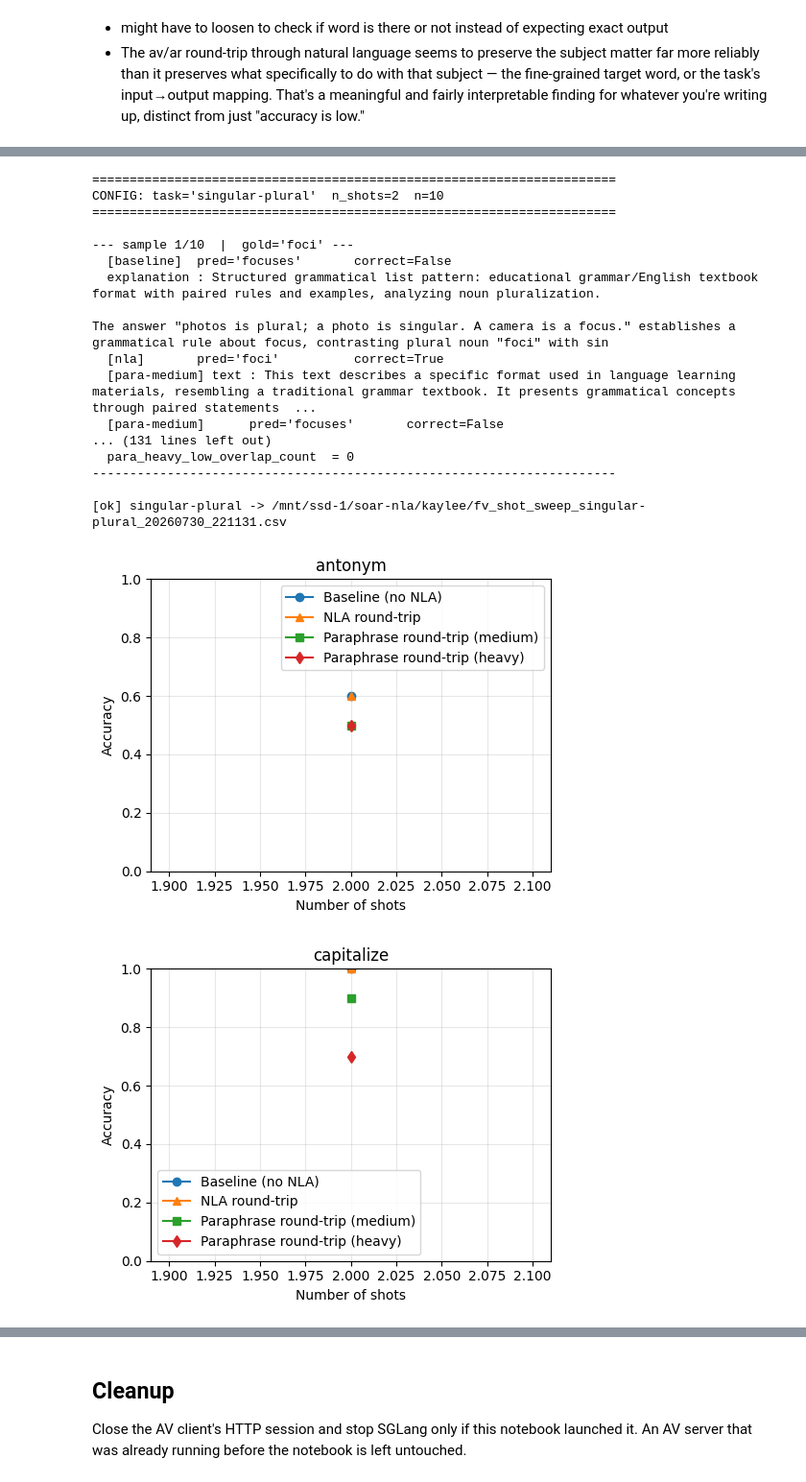
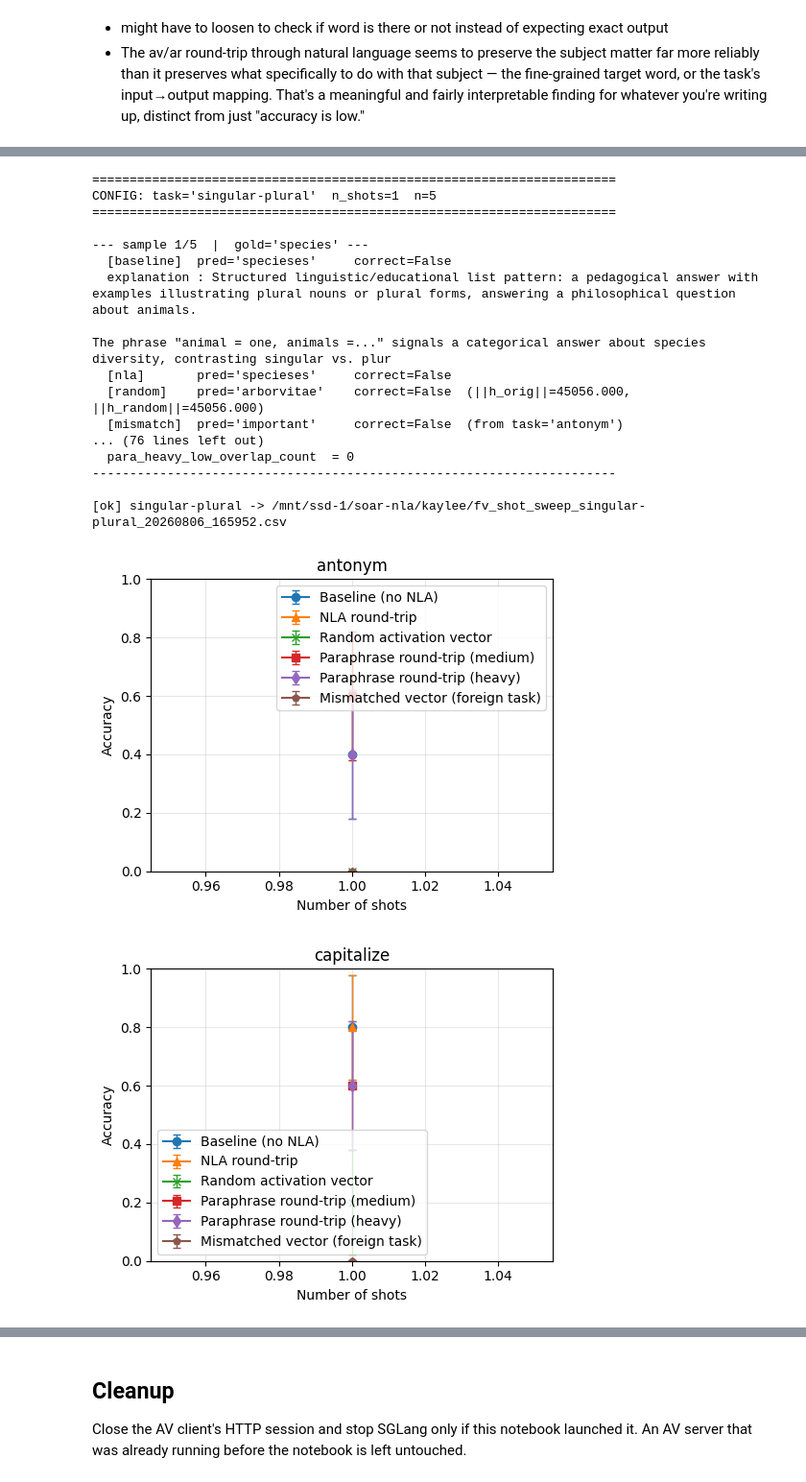
Before and after one commit to kayleeisokay/natural_language_autoencoders, a Jupyter notebook: notebooks/NLA_roundtrip.ipynb, the cells around one changed output, grey strips where cells are left out. Shown at 96% size. Cells and saved outputs as stored; diff of their text form; code cells hidden in the pictures.

Commit message:
fix data issues and adding std error bars

```diff
--- a/notebooks/NLA_roundtrip.ipynb
+++ b/notebooks/NLA_roundtrip.ipynb
@@ -1122,8 +1171,10 @@ import pandas as pd
 CONDITIONS = [
     ("acc_baseline", "o", "Baseline (no NLA)"),
     ("acc_nla", "^", "NLA round-trip"),
+    ("acc_random_vec", "x", "Random activation vector"),
     ("acc_para_medium", "s", "Paraphrase round-trip (medium)"),
     ("acc_para_heavy", "d", "Paraphrase round-trip (heavy)"),
+    ("acc_mismatch", "p", "Mismatched vector (foreign task)")
 ]
 
 
@@ -1135,11 +1186,20 @@ def run_sweep(run_id: str | None = None) -> dict[str, pd.DataFrame]:
     results: dict[str, pd.DataFrame] = {}
     OUT_DIR.mkdir(parents=True, exist_ok=True)
 
+    # NEW: load every task's pairs upfront so run_config can sample a
+    # foreign-task query for the mismatched-vector condition.
+    all_pairs: dict[str, list[dict]] = {}
     for task_name in TASKS:
         try:
-            pairs = load_fv_task(task_name)
+            all_pairs[task_name] = load_fv_task(task_name)
+        except Exception as e:
+            print(f"[warn] could not preload {task_name!r} for cross-task sampling: {e!r}")
+
+    for task_name in TASKS:
+        try:
+            pairs = all_pairs[task_name]
             rows = [
-                run_config(task_name, k, pairs, rng, verbose=True)
+                run_config(task_name, k, pairs, rng, all_pairs, verbose=True)
                 for k in tqdm(SHOT_COUNTS, desc=task_name, unit="shot-count")
             ]
         except Exception as e:
@@ -1184,7 +1244,10 @@ def plot_sweep(results: dict[str, pd.DataFrame], run_id: str):
             if col not in df.columns:
                 print(f"[warn] {task_name}: missing column {col!r}, skipping that line")
                 continue
-            ax.plot(df["n_shots"], df[col], marker=marker, label=label)
+            se_col = col.replace("acc_", "se_", 1)
+            yerr = df[se_col] if se_col in df.columns else None
+            ax.errorbar(df["n_shots"], df[col], yerr=yerr, marker=marker, label=label,
+                        capsize=3, elinewidth=1, markeredgewidth=1)
         ax.set_xlabel("Number of shots")
         ax.set_ylabel("Accuracy")
         ax.set_ylim(0, 1)
@@ -1205,7 +1268,10 @@ def plot_sweep(results: dict[str, pd.DataFrame], run_id: str):
         for col, marker, label in CONDITIONS:
             if col not in df.columns:
                 continue
-            ax.plot(df["n_shots"], df[col], marker=marker, label=label)
+            se_col = col.replace("acc_", "se_", 1)
+            yerr = df[se_col] if se_col in df.columns else None
+            ax.errorbar(df["n_shots"], df[col], yerr=yerr, marker=marker, label=label,
+                        capsize=3, elinewidth=1, markeredgewidth=1)
         ax.set_title(task_name)
         ax.set_xlabel("Number of shots")
         ax.set_ylabel("Accuracy")
@@ -1312,19 +1378,19 @@ Final token ":"
 ======================================================================
-CONFIG: task='singular-plural'  n_shots=2  n=10
+CONFIG: task='singular-plural'  n_shots=1  n=5
 ======================================================================
 
---- sample 1/10  |  gold='foci' ---
-  [baseline]  pred='focuses'       correct=False
-  explanation : Structured grammatical list pattern: educational grammar/English textbook format with paired rules and examples, analyzing noun pluralization.
+--- sample 1/5  |  gold='species' ---
+  [baseline]  pred='specieses'     correct=False
+  explanation : Structured linguistic/educational list pattern: a pedagogical answer with examples illustrating plural nouns or plural forms, answering a philosophical question about animals.
 
-The answer "photos is plural; a photo is singular. A camera is a focus." establishes a grammatical rule about focus, contrasting plural noun "foci" with sin
-  [nla]       pred='foci'          correct=True
-  [para-medium] text : This text describes a specific format used in language learning materials, resembling a traditional grammar textbook. It presents grammatical concepts through paired statements  ...
-  [para-medium]      pred='focuses'       correct=False
-... (131 lines left out)
+The phrase "animal = one, animals =..." signals a categorical answer about species diversity, contrasting singular vs. plur
+  [nla]       pred='specieses'     correct=False
+  [random]    pred='arborvitae'    correct=False  (||h_orig||=45056.000, ||h_random||=45056.000)
+  [mismatch]  pred='important'     correct=False  (from task='antonym')
+... (76 lines left out)
   para_heavy_low_overlap_count  = 0
 ----------------------------------------------------------------------
 
-[ok] singular-plural -> /mnt/ssd-1/soar-nla/kaylee/fv_shot_sweep_singular-plural_20260730_221131.csv
+[ok] singular-plural -> /mnt/ssd-1/soar-nla/kaylee/fv_shot_sweep_singular-plural_20260806_165952.csv
-[figure, old version]
+[figure, new version]
-[figure, old version]
+[figure, new version]
```
Also changed, not shown: parts of 2 cells of this notebook, 4 other files.
